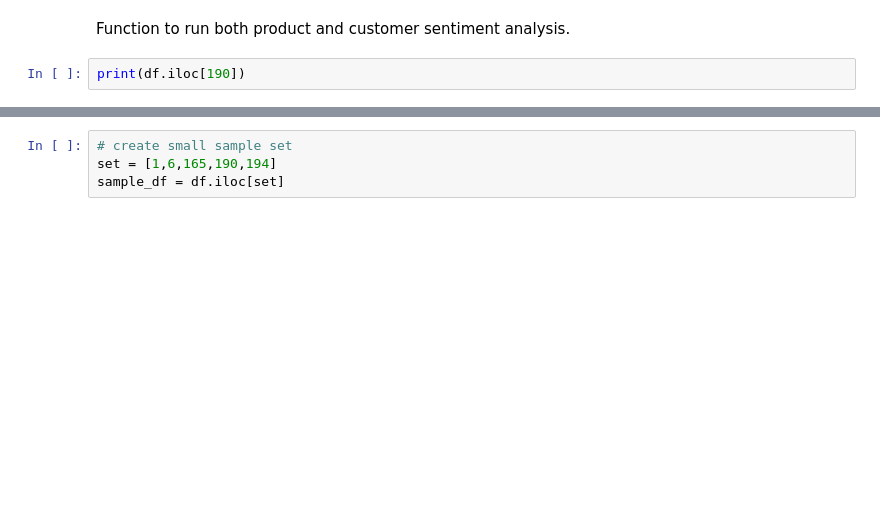
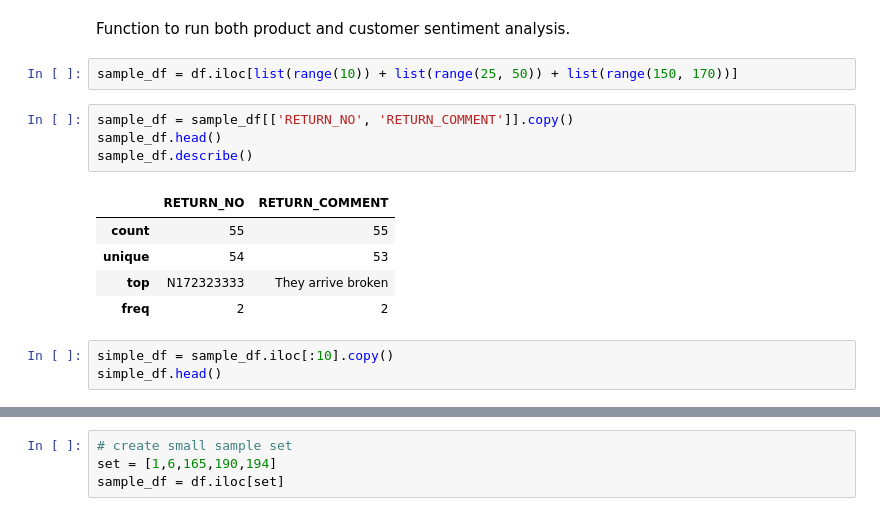
Before and after one commit to mwhittaker1/review_analyzer, a Jupyter notebook: main.ipynb, the cells around one changed output, grey strips where cells are left out. Drawn from its saved outputs; the diff is of its cells as text; blank space fills up the shorter version.

```diff
--- a/main.ipynb
+++ b/main.ipynb
@@ -401,5 +405,18 @@ def ai_format_df(prompt: str, df: pd.DataFrame, debug: bool = True) -> pd.DataFr
     return result_df
 # %% [markdown]
 Function to run both product and customer sentiment analysis.
-# %%
-print(df.iloc[190])
+# %%
+sample_df = df.iloc[list(range(10)) + list(range(25, 50)) + list(range(150, 170))]
+# %%
+sample_df = sample_df[['RETURN_NO', 'RETURN_COMMENT']].copy()
+sample_df.head()
+sample_df.describe()
+# %% [output]
+|  | RETURN_NO | RETURN_COMMENT |
+| count | 55 | 55 |
+| unique | 54 | 53 |
+| top | N172323333 | They arrive broken |
+| freq | 2 | 2 |
+# %%
+simple_df = sample_df.iloc[:10].copy()
+simple_df.head()
```
Also changed, not shown: parts of 15 cells of this notebook, 2 other files.
